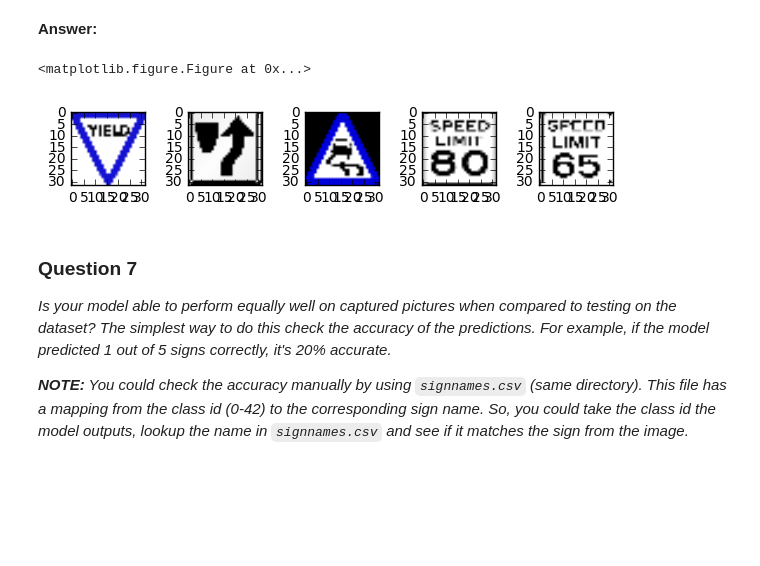
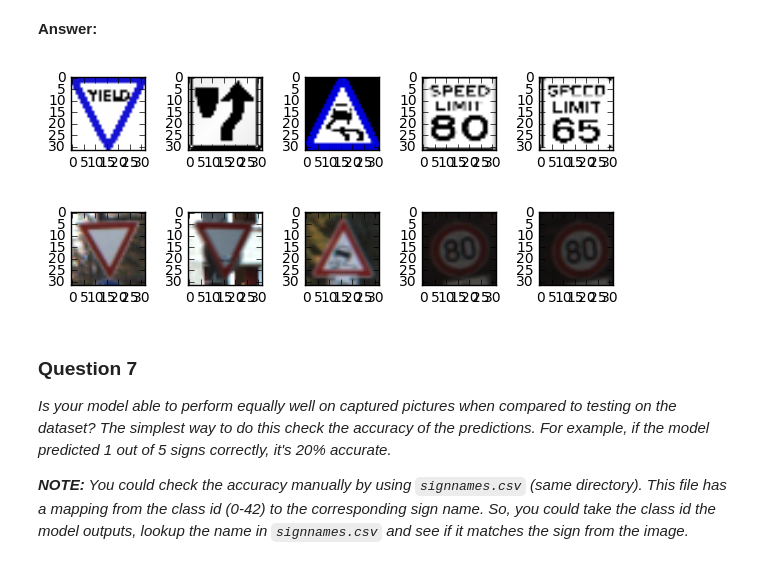
Before and after one commit to kashmawy/self_driving_cars, a Jupyter notebook: traffic_sign_classifier/Traffic_Sign_Classifier.ipynb, the cells around one changed output. Cells and saved outputs as stored; diff of their text form; code cells hidden in the pictures; blank space fills up the shorter version.

```diff
--- a/traffic_sign_classifier/Traffic_Sign_Classifier.ipynb
+++ b/traffic_sign_classifier/Traffic_Sign_Classifier.ipynb
@@ -449,37 +458,63 @@ _Choose five candidate images of traffic signs and provide them in the report. A
 ### Feel free to use as many code cells as needed.
 
 import random
 import matplotlib.pyplot as plt
 
 def imageprepare(imagepath):
     image = cv2.imread(imagepath)
     image = cv2.resize(image, (32, 32))
 
     return image
 
 signs = [
     imageprepare('signs/yield_sign.jpeg'),
     imageprepare('signs/keep_right.png'),
     imageprepare('signs/sliperry_road.png'),
     imageprepare('signs/speed__limit_80.png'),
     imageprepare('signs/speed_limit_65_2.jpg'),
 ]
 
+signs_training_data = [
+    X_train[21936],
+    X_train[21929],
+    X_train[27922], # ok
+    X_train[9922],  # ok
+    X_train[9923],
+]
+
 fig, axes = plt.subplots(1,5)
 for i, (image, ax) in enumerate(zip(signs, axes)):
     ax.imshow(image)
 plt.tight_layout()
 plt.subplots_adjust(top=0.85)
 plt.show()
 
+fig, axes = plt.subplots(1,5)
+for i, (image, ax) in enumerate(zip(signs_training_data, axes)):
+    ax.imshow(image)
+plt.tight_layout()
+plt.subplots_adjust(top=0.85)
+plt.show()
+
+### The first row shows the candidate images retrieved from the web.
+### The second row shows simmiliar images from the training data for that class
+### Except for the second row and the fifth row (where a simmiliar image does not exist)
+
 ### Yield was correctly predicted.
+###
 ### The rest were not correctly guessed:
-### Keep right was incorrect guessed as keep left.
-### Slipery road was incorrectly guessed as 'Vehicles over 3.5 metric tons prohibited'
-### Both speed limit were incorrectly guessed as 'Traffic signals'
+### Speed limit 65 has not simmiliar image in training data, it was incorrectly guessed as 'Traffic Signals'
+### Keep right also does not have simmiliar image in the training data, it was incorrectly guessed as keep left.
+
+### Slipery road was incorrectly guessed as 'Vehicles over 3.5 metric tons prohibited'. We can see that the image that
+### is simmiliar in the training data is more blurry and bit more tilted to the right than the image from the web.
+
+### The 80 speed limit was incorrectly guessed as traffic signal, we can see that the training image looks much different
+### than the one captured from the web. The training image is a round sign and has no text, while the one captured from
+### online has text 'SPEED LIMIT' and has no round sign.
 # %% [output]
-<matplotlib.figure.Figure at 0x...>
 [figure]
+[figure, added]
 # %% [markdown]
 ### Question 7
 
```
Also changed, not shown: parts of 5 cells of this notebook, 1 other file.
